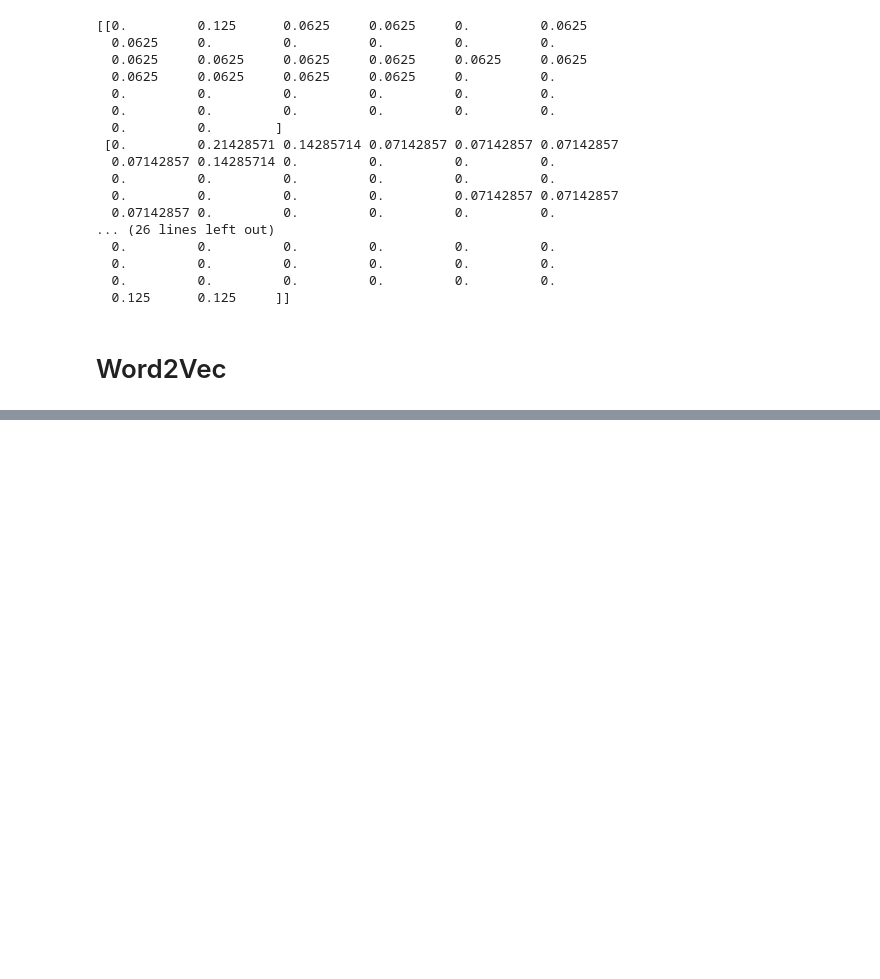
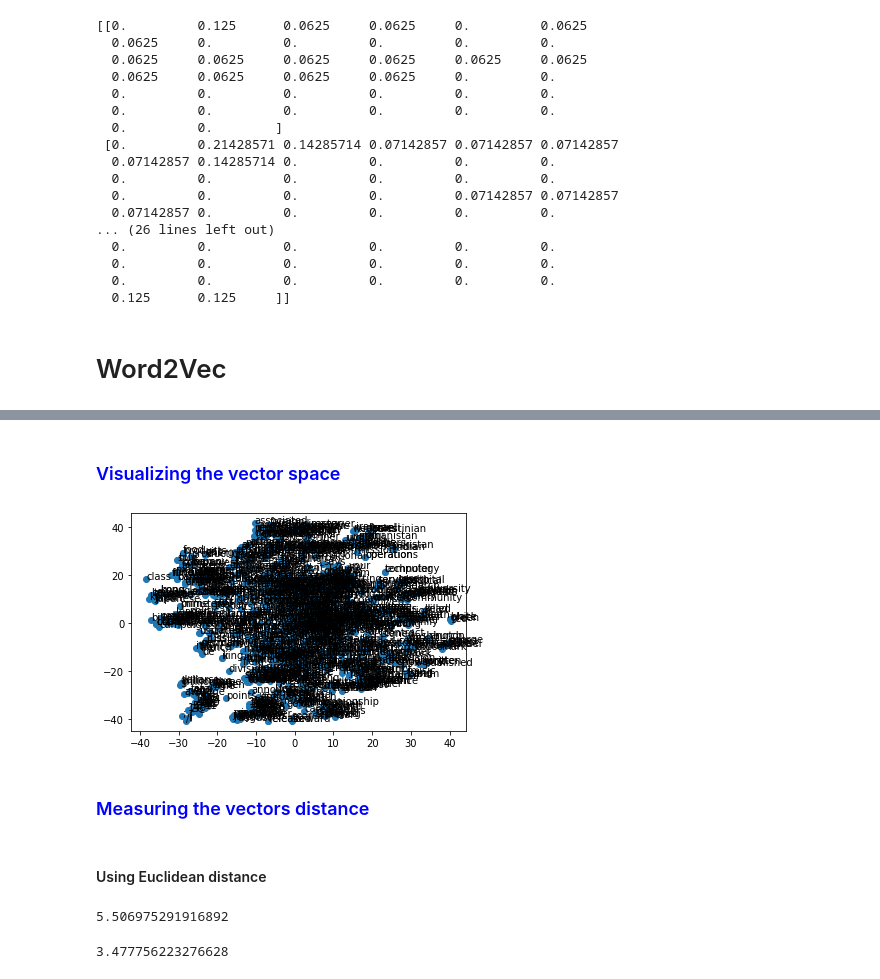
Before and after one commit to malhamid/Text-Feature-Extraction, a Jupyter notebook: text-encoding.ipynb, the cells around one changed output, grey strips where cells are left out. Cells and saved outputs as stored; diff of their text form; code cells hidden in the pictures; blank space fills up the shorter version.

Commit message:
Adding the word2vec experiment

```diff
--- a/text-encoding.ipynb
+++ b/text-encoding.ipynb
@@ -349,0 +355,8 @@ print(model['tree'])
+# %%
+embeddings_dict = {}
+with open("models/glove.6B.50d.txt", "r") as file:
+    for line in file:
+        values = line.split()
+        word = values[0]
+        vector = np.asarray(values[1:], "float32")
+        embeddings_dict[word] = vector
@@ -349,0 +372,3 @@ print(model['tree'])
+# %%
+word = 'book'
+find_closest_embeddings(embeddings_dict[word])[:10]
@@ -349,0 +400,2 @@ print(model['tree'])
+# %% [markdown]
+### <font color='blue'> Visualizing the vector space </font>
@@ -349,0 +405,13 @@ print(model['tree'])
+# %%
+tsne = TSNE(n_components=2, random_state=0)
+words =  list(embeddings_dict.keys())
+vectors = [embeddings_dict[word] for word in words]
+Y = tsne.fit_transform(vectors[:1000])
+plt.scatter(Y[:, 0], Y[:, 1])
+for label, x, y in zip(words, Y[:, 0], Y[:, 1]):
+    plt.annotate(label, xy=(x, y), xytext=(0, 0), textcoords="offset points")
+plt.show()
+# %% [output]
+[figure, added]
+# %% [markdown]
+### <font color='blue'> Measuring the vectors distance </font>
@@ -349,0 +420,16 @@ print(model['tree'])
+# %% [markdown]
+#### Using Euclidean distance
+# %%
+# Example 1
+x = embeddings_dict['book']
+y = embeddings_dict['notebook']
+print(math.sqrt(sum([(a - b) ** 2 for a, b in zip(x, y)])))
+# %% [output]
+5.506975291916892
+# %%
+# Example 2
+x = embeddings_dict['king']
+y = embeddings_dict['queen']
+print(math.sqrt(sum([(a - b) ** 2 for a, b in zip(x, y)])))
+# %% [output]
+3.477756223276628
```
Also changed, not shown: parts of 32 cells of this notebook.
